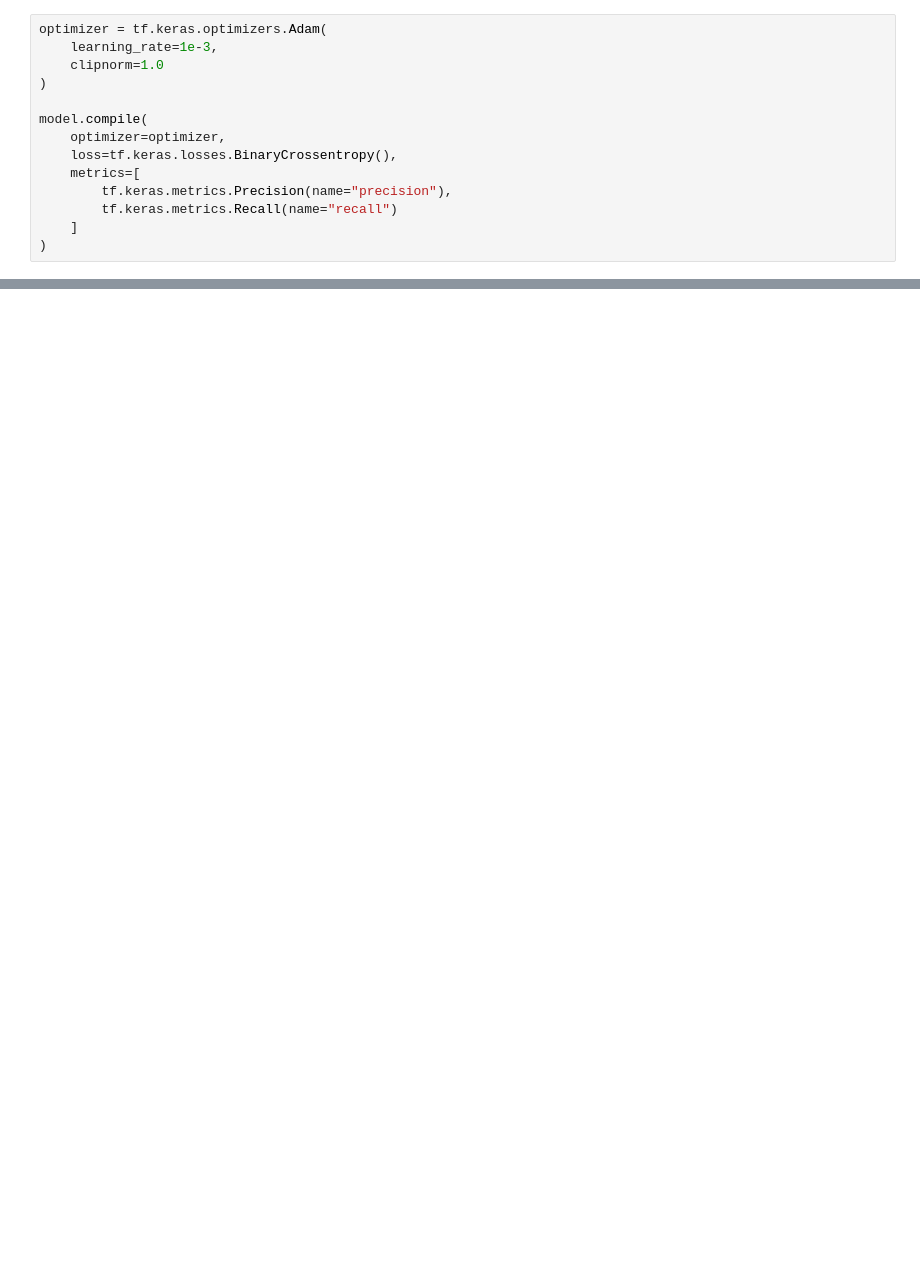
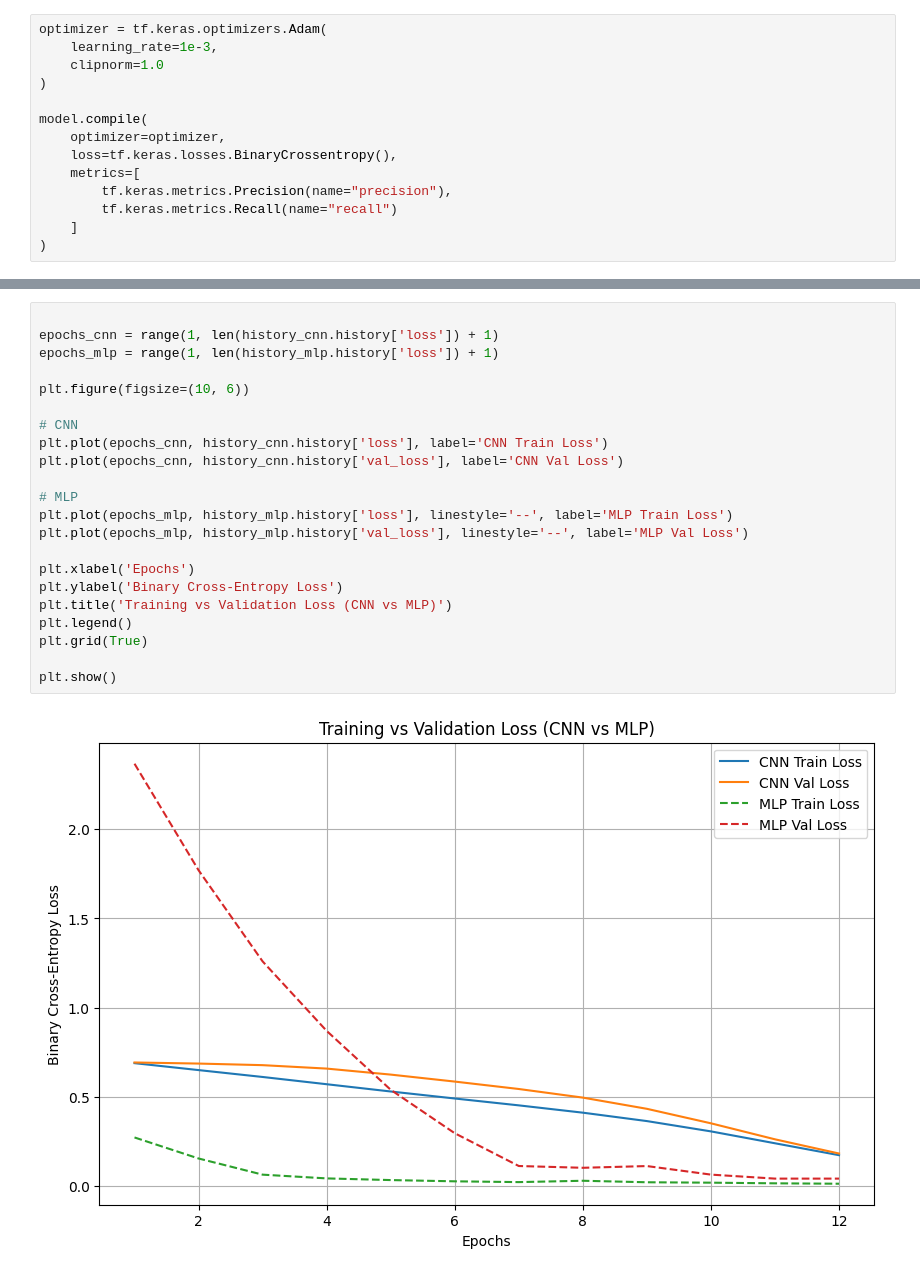
Before and after one commit to neemay2106/Wake_word_CNN_1, a Jupyter notebook: Wake_word_CNN.ipynb, the cells around one changed output, grey strips where cells are left out. Cells and saved outputs as stored; diff of their text form; blank space fills up the shorter version.

```diff
--- a/Wake_word_CNN.ipynb
+++ b/Wake_word_CNN.ipynb
@@ -487,0 +579,24 @@ array([[0],
+# %%
+
+epochs_cnn = range(1, len(history_cnn.history['loss']) + 1)
+epochs_mlp = range(1, len(history_mlp.history['loss']) + 1)
+
+plt.figure(figsize=(10, 6))
+
+# CNN
+plt.plot(epochs_cnn, history_cnn.history['loss'], label='CNN Train Loss')
+plt.plot(epochs_cnn, history_cnn.history['val_loss'], label='CNN Val Loss')
+
+# MLP
+plt.plot(epochs_mlp, history_mlp.history['loss'], linestyle='--', label='MLP Train Loss')
+plt.plot(epochs_mlp, history_mlp.history['val_loss'], linestyle='--', label='MLP Val Loss')
+
+plt.xlabel('Epochs')
+plt.ylabel('Binary Cross-Entropy Loss')
+plt.title('Training vs Validation Loss (CNN vs MLP)')
+plt.legend()
+plt.grid(True)
+
+plt.show()
+# %% [output]
+[figure, added]
```
Also changed, not shown: parts of 14 cells of this notebook.
